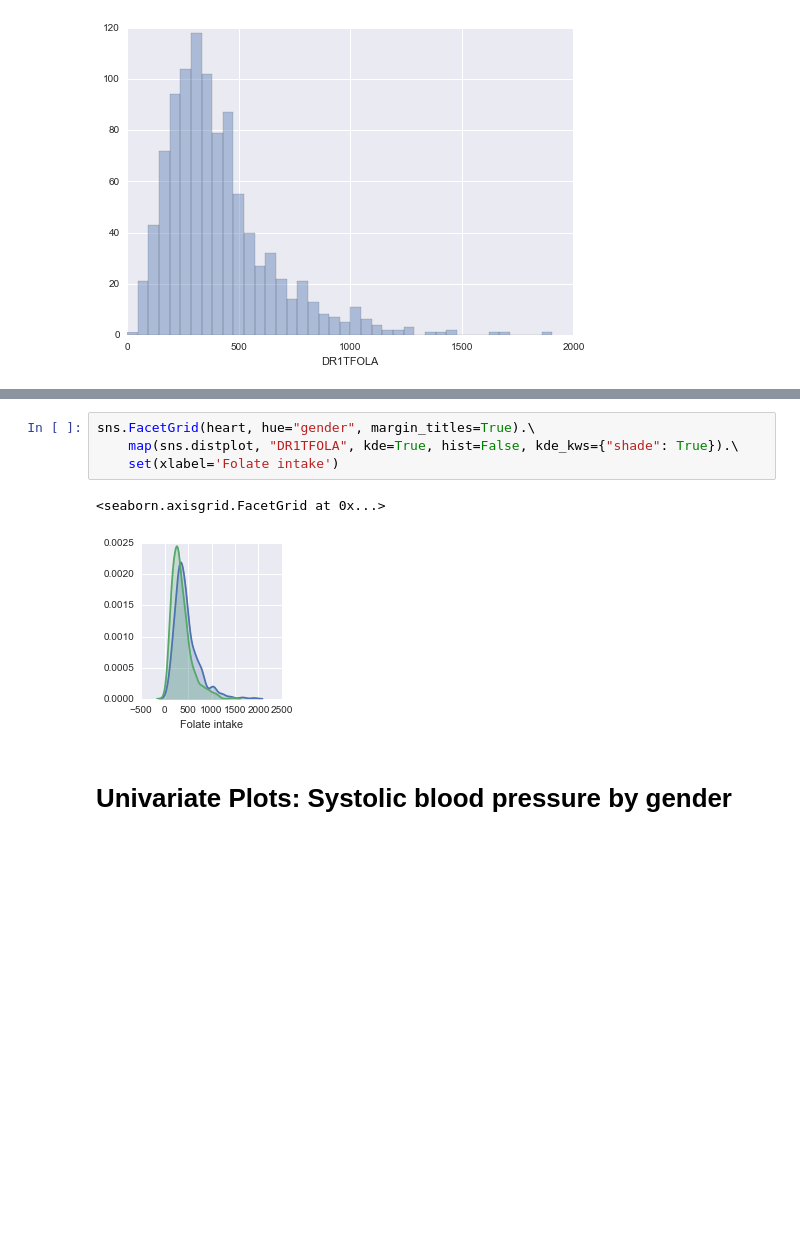
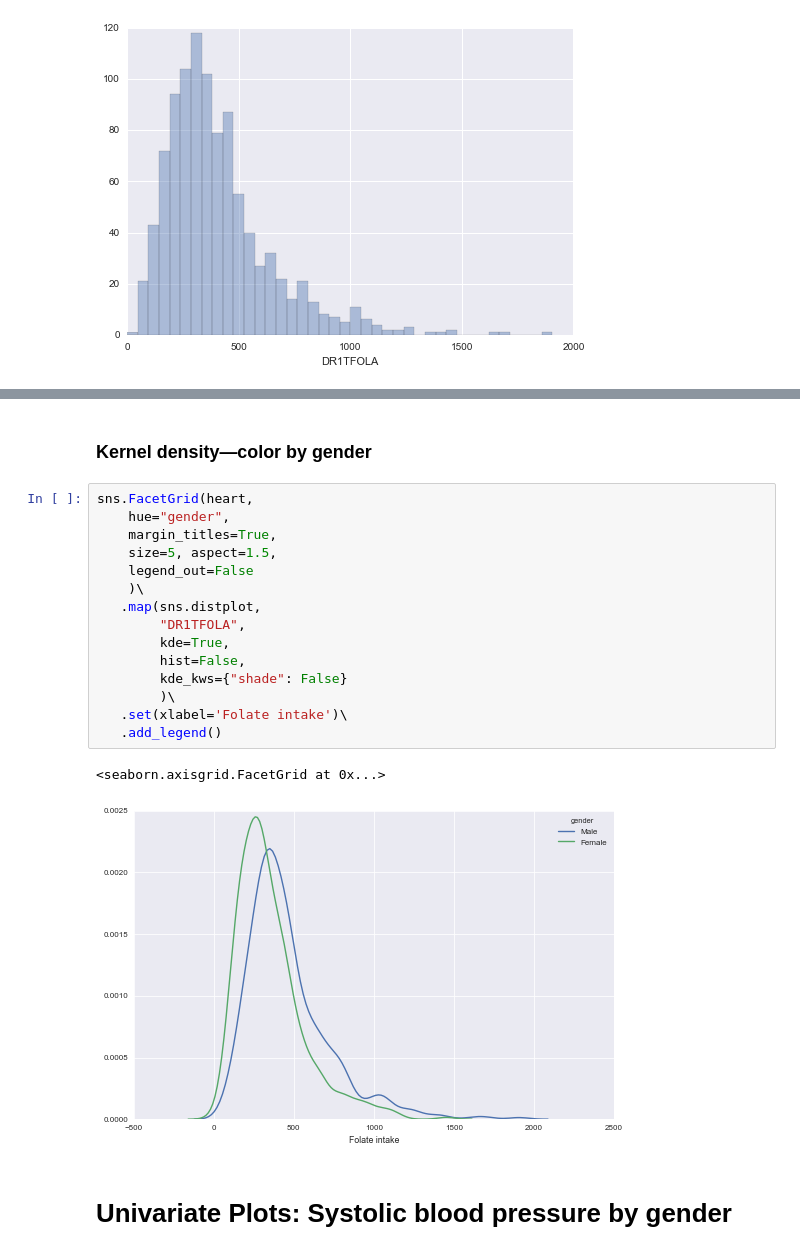
Before and after one commit to abalter/data-viz-jamboree, a Jupyter notebook: seaborn-data-jamboree-heart.ipynb, the cells around one changed output, grey strips where cells are left out. Drawn from its saved outputs; the diff is of its cells as text; blank space fills up the shorter version.

```diff
--- a/seaborn-data-jamboree-heart.ipynb
+++ b/seaborn-data-jamboree-heart.ipynb
@@ -65,9 +129,22 @@ sns.FacetGrid(heart, col="gender", margin_titles=True).\
+# %% [markdown]
+### Kernel density&mdash;color by gender
 # %%
-sns.FacetGrid(heart, hue="gender", margin_titles=True).\
-    map(sns.distplot, "DR1TFOLA", kde=True, hist=False, kde_kws={"shade": True}).\
-    set(xlabel='Folate intake')
+sns.FacetGrid(heart,
+    hue="gender",
+    margin_titles=True,
+    size=5, aspect=1.5,
+    legend_out=False
+    )\
+   .map(sns.distplot,
+        "DR1TFOLA",
+        kde=True,
+        hist=False,
+        kde_kws={"shade": False}
+        )\
+   .set(xlabel='Folate intake')\
+   .add_legend()
 # %% [output]
 <seaborn.axisgrid.FacetGrid at 0x...>
-[figure, old version]
+[figure, new version]
 # %% [markdown]
 # Univariate Plots: Systolic blood pressure by gender
```
Also changed, not shown: parts of 44 cells of this notebook.
